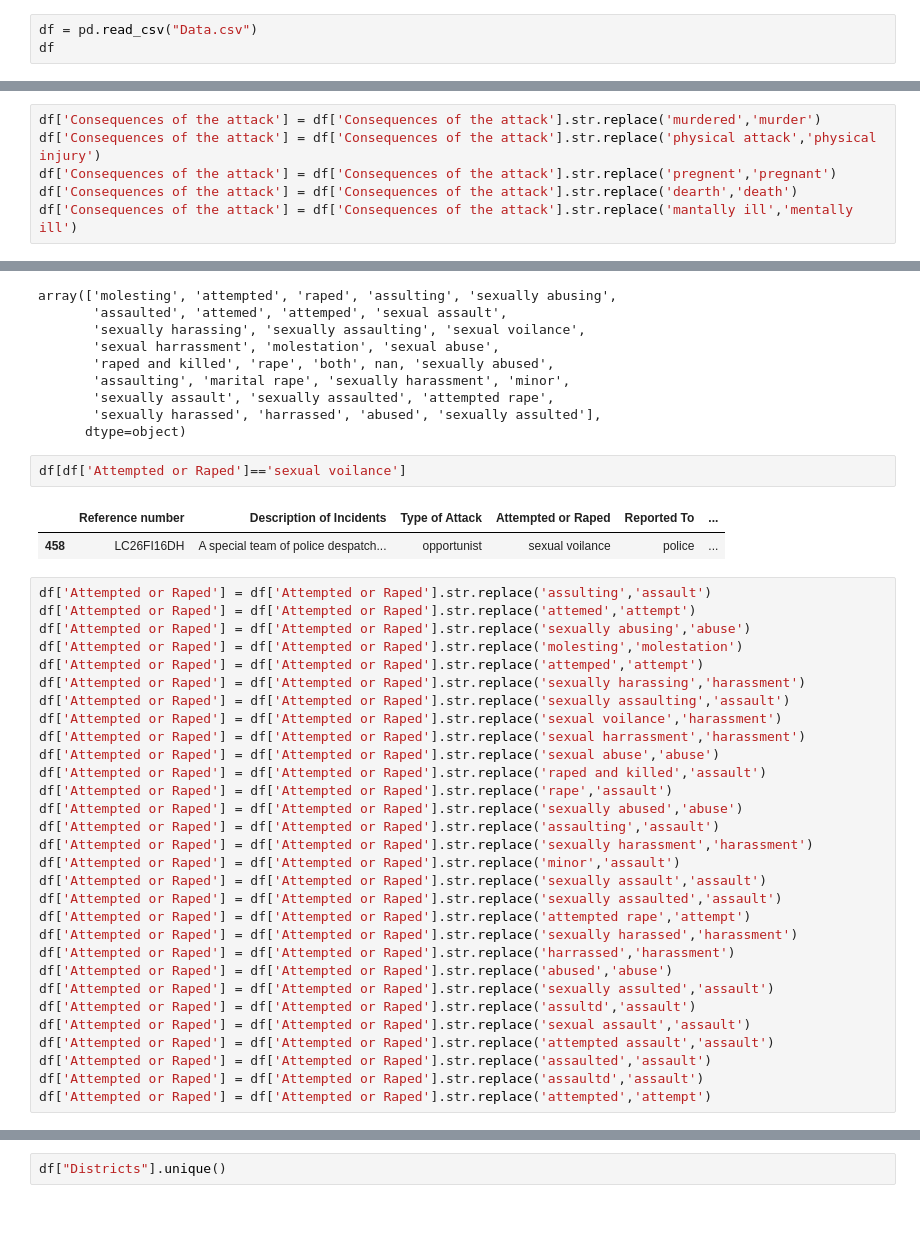
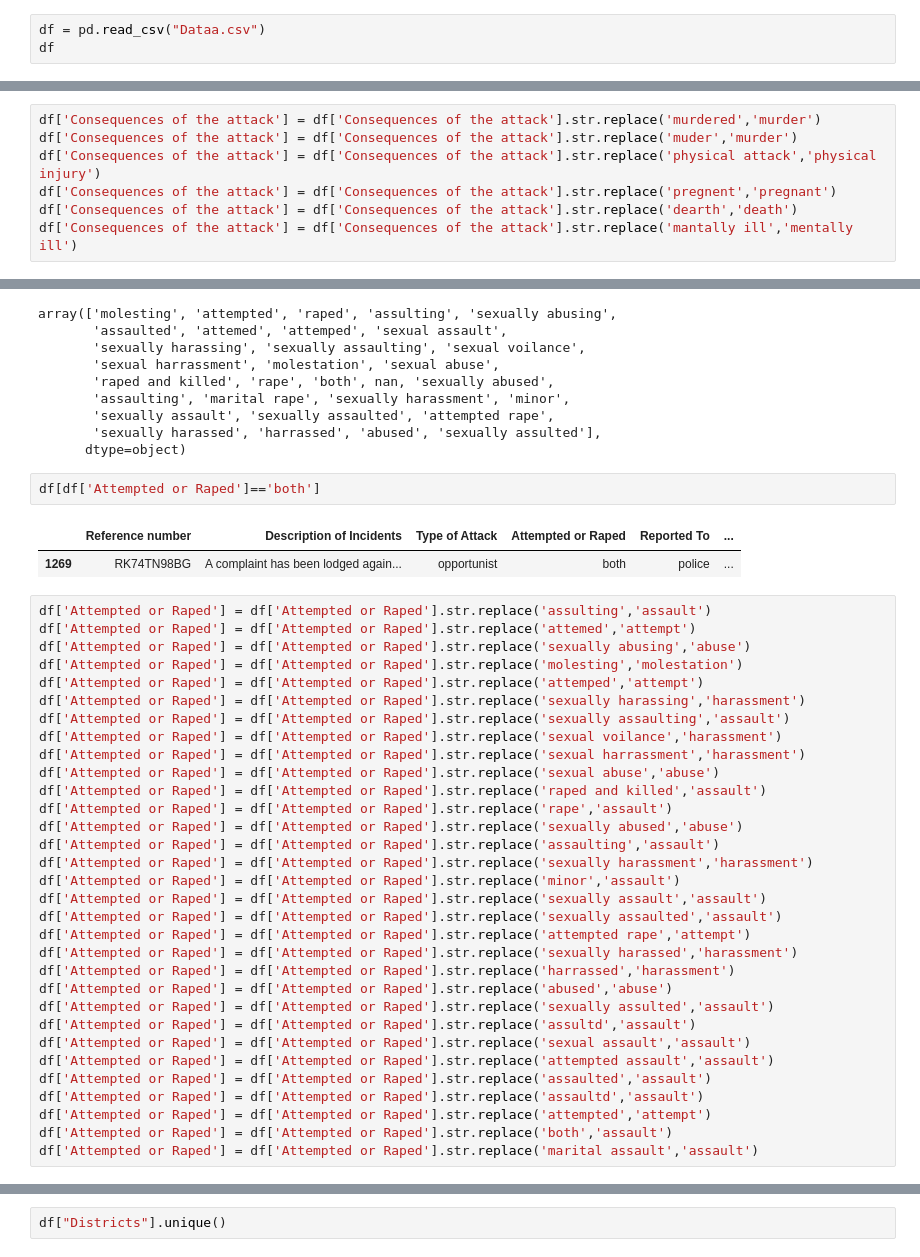
Before and after one commit to bses-codes/FightBack, a Jupyter notebook: Data_Cleaning.ipynb, the cells around one changed output, grey strips where cells are left out. Cells and saved outputs as stored; diff of their text form; blank space fills up the shorter version.

Commit message:
new data incorporated

```diff
--- a/Data_Cleaning.ipynb
+++ b/Data_Cleaning.ipynb
@@ -1,7 +1,7 @@
 # %%
 import pandas as pd
 # %%
-df = pd.read_csv("Data.csv")
+df = pd.read_csv("Dataa.csv")
 df
 # %% [output]
 |  | Reference number | Source | Description of Incidents | Type of Attack | Attempted or Raped | ... |
@@ -113,6 +97,7 @@ df['Consequences of the attack'] = df['Consequences of the attack'].str.lower()
 df['Consequences of the attack'] = df['Consequences of the attack'].str.strip()
 # %%
 df['Consequences of the attack'] = df['Consequences of the attack'].str.replace('murdered','murder')
+df['Consequences of the attack'] = df['Consequences of the attack'].str.replace('muder','murder')
 df['Consequences of the attack'] = df['Consequences of the attack'].str.replace('physical attack','physical injury')
 df['Consequences of the attack'] = df['Consequences of the attack'].str.replace('pregnent','pregnant')
 df['Consequences of the attack'] = df['Consequences of the attack'].str.replace('dearth','death')
@@ -264,10 +256,10 @@ array(['molesting', 'attempted', 'raped', 'assulting', 'sexually abusing',
        'sexually harassed', 'harrassed', 'abused', 'sexually assulted'],
       dtype=object)
 # %%
-df[df['Attempted or Raped']=='sexual voilance']
+df[df['Attempted or Raped']=='both']
 # %% [output]
 |  | Reference number | Description of Incidents | Type of Attack | Attempted or Raped | Reported To | ... |
-| 458 | LC26FI16DH | A special team of police despatch... | opportunist | sexual voilance | police | ... |
+| 1269 | RK74TN98BG | A complaint has been lodged again... | opportunist | both | police | ... |
 # %%
 df['Attempted or Raped'] = df['Attempted or Raped'].str.replace('assulting','assault')
 df['Attempted or Raped'] = df['Attempted or Raped'].str.replace('attemed','attempt')
@@ -298,6 +290,8 @@ df['Attempted or Raped'] = df['Attempted or Raped'].str.replace('attempted assau
 df['Attempted or Raped'] = df['Attempted or Raped'].str.replace('assaulted','assault')
 df['Attempted or Raped'] = df['Attempted or Raped'].str.replace('assaultd','assault')
 df['Attempted or Raped'] = df['Attempted or Raped'].str.replace('attempted','attempt')
+df['Attempted or Raped'] = df['Attempted or Raped'].str.replace('both','assault')
+df['Attempted or Raped'] = df['Attempted or Raped'].str.replace('marital assault','assault')
 # %%
 df['Attempted or Raped'].unique()
 # %% [output]
```
Also changed, not shown: parts of 12 cells of this notebook, 3 other files.
